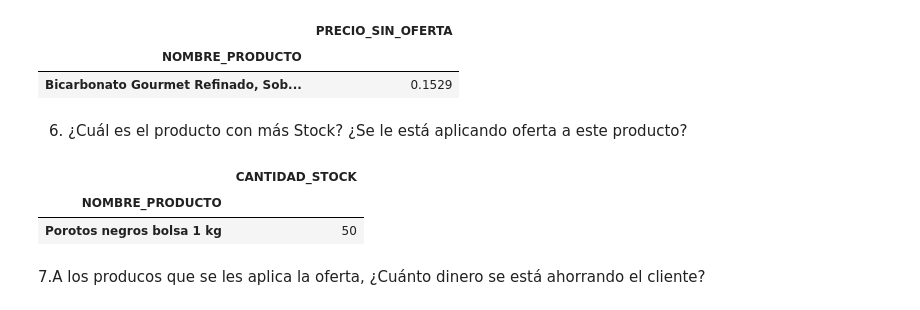
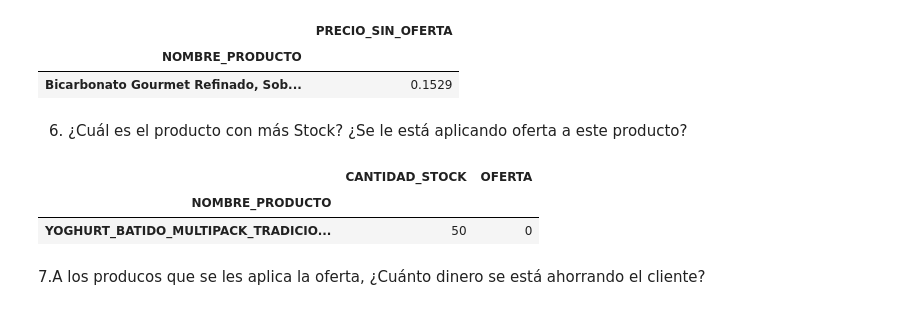
Before and after one commit to Bubu52/AMACOR_SUPERMARKET, a Jupyter notebook: Pry_AMACOR v.1.1.ipynb, the cells around one changed output. Cells and saved outputs as stored; diff of their text form; code cells hidden in the pictures.

```diff
--- a/Pry_AMACOR v.1.1.ipynb
+++ b/Pry_AMACOR v.1.1.ipynb
@@ -201,12 +212,12 @@ pd.DataFrame(df.groupby("NOMBRE_PRODUCTO")["PRECIO_SIN_OFERTA"].min().sort_value
 # %% [markdown]
 6. ¿Cuál es el producto con más Stock? ¿Se le está aplicando oferta a este producto?
 # %%
-mas_stock = pd.DataFrame(df.groupby("NOMBRE_PRODUCTO")["CANTIDAD_STOCK"].max().sort_values(ascending=False).head(1))
+mas_stock = pd.DataFrame(df.groupby("NOMBRE_PRODUCTO")[["CANTIDAD_STOCK",'OFERTA']].max().sort_values(by='CANTIDAD_STOCK',ascending=False).head(1))
 mas_stock
 # %% [output]
-|  | CANTIDAD_STOCK |
-| NOMBRE_PRODUCTO |  |
-| Porotos negros bolsa 1 kg | 50 |
+|  | CANTIDAD_STOCK | OFERTA |
+| NOMBRE_PRODUCTO |  |  |
+| YOGHURT_BATIDO_MULTIPACK_TRADICIO... | 50 | 0 |
 # %% [markdown]
 7.A los producos que se les aplica la oferta, ¿Cuánto dinero se está ahorrando el cliente?
 # %%
```
Also changed, not shown: parts of 19 cells of this notebook.
